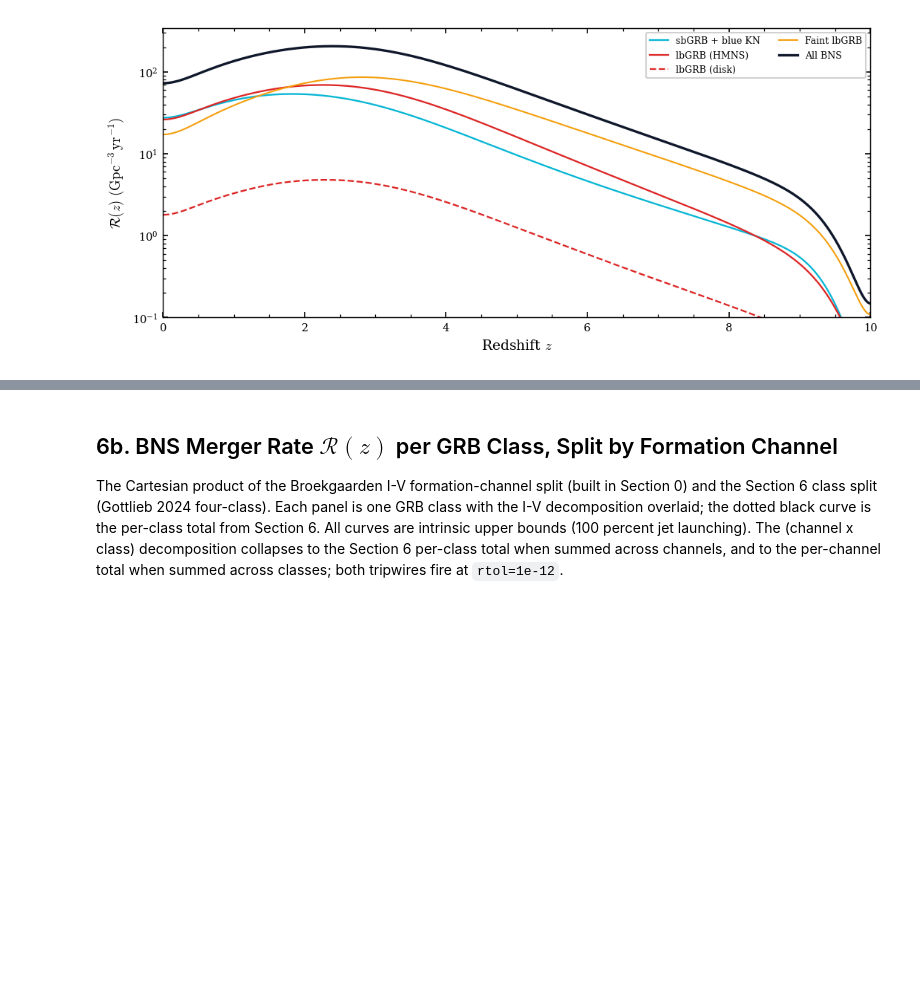
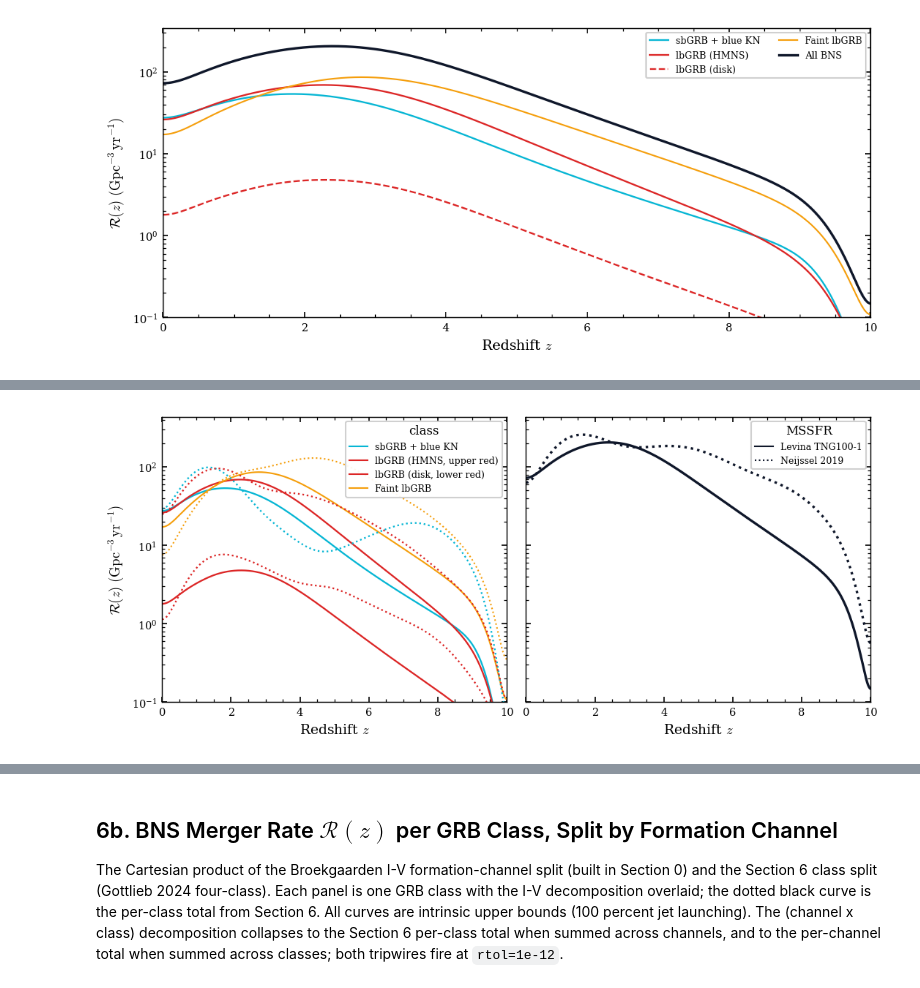
Before and after one commit to jorodgrz/GRB, a Jupyter notebook: grb_main.ipynb, the cells around one changed output, grey strips where cells are left out. Drawn from its saved outputs; the diff is of its cells as text; code cells hidden in the pictures; blank space fills up the shorter version.

```diff
--- a/grb_main.ipynb
+++ b/grb_main.ipynb
@@ -1611,0 +1616,78 @@ plt.show()
+# %%
+# Neijssel+ 2019 cross-check MSSFR (FCI defaults, the calibration-anchor SFH).
+# MEAN_MASS_EVOLVED is a sampler property, so mean_mass_bns is reused; only the
+# SFR(z) and dP/dlnZ swap.  Levina per-class rates (merger_rates_BNS) and iz0
+# come from Section 6 above.
+sfr_nei = find_sfr(redshifts)  # Neijssel+ 2019 Madau and Dickinson fit (FCI default)
+dPdlogZ_nei, metallicities_nei, p_draw_nei = find_metallicity_distribution(
+    redshifts,
+    min_logZ_COMPAS=np.log(Z_range_bns[0]),
+    max_logZ_COMPAS=np.log(Z_range_bns[1]))  # Neijssel+ 2019 default mu0/sigma/alpha
+try:
+    check_dPdlogZ_normalization(dPdlogZ_nei, metallicities_nei, rtol=0.10)
+except ValueError:
+    _dlnZ = np.diff(np.log(metallicities_nei))
+    _dlnZ = np.append(_dlnZ, _dlnZ[-1])
+    dPdlogZ_nei = dPdlogZ_nei / (dPdlogZ_nei * _dlnZ[None, :]).sum(axis=1)[:, None]
+n_formed_BNS_nei = sfr_nei / mean_mass_bns
+
+merger_rates_BNS_nei = {}
+for label, mask in classes_BNS_24:
+    if label == 'All BNS':
+        continue
+    merger_rates_BNS_nei[label] = compute_merger_rate(
+        redshifts, times, time_first_SF, n_formed_BNS_nei, p_draw_nei,
+        dPdlogZ_nei, metallicities_nei,
+        Z_bns[mask], delay_bns[mask], w_bns[mask], smooth_sigma=0)
+merger_rates_BNS_nei['All BNS'] = sum(
+    merger_rates_BNS_nei[lbl] for lbl, _ in classes_BNS_24 if lbl != 'All BNS')
+
+print(f"  {'class':18s}  {'Levina R0':>10s}  {'Neijssel R0':>12s}")
+for label in [c[0] for c in classes_BNS_24]:
+    print(f"  {label:18s}  {merger_rates_BNS[label][iz0]:10.2f}  "
+          f"{merger_rates_BNS_nei[label][iz0]:12.2f}")
+
+# The relative result (per-class local-rate ordering) must be MSSFR-independent.
+def _rank(R):
+    return [lbl for _, lbl in sorted(
+        ((R[lbl][iz0], lbl) for lbl, _ in classes_BNS_24 if lbl != 'All BNS'),
+        reverse=True)]
+assert _rank(merger_rates_BNS) == _rank(merger_rates_BNS_nei), \
+    "per-class local-rate ordering changed under the Neijssel MSSFR"
+_faint_L = merger_rates_BNS['Faint lbGRB'][iz0] / merger_rates_BNS['All BNS'][iz0]
+_faint_N = merger_rates_BNS_nei['Faint lbGRB'][iz0] / merger_rates_BNS_nei['All BNS'][iz0]
+print(f"  ordering identical under both MSSFRs: {_rank(merger_rates_BNS)}")
+print(f"  faint-class local-rate share: Levina {_faint_L:.1%}, Neijssel {_faint_N:.1%} "
+      f"(47.0% by abundance -> inversion holds under both)")
+
+# Figure: per-class (left) and All-BNS (right); Levina solid, Neijssel dotted.
+# Linestyle encodes the MSSFR; the two red classes separate by amplitude.
+fig, (axL, axR) = plt.subplots(1, 2, figsize=(7.1, 3.0),
+                               constrained_layout=True, sharey=True)
+_mssfr_curves = [(merger_rates_BNS, '-'), (merger_rates_BNS_nei, ':')]
+_class_style = [('sbGRB + blue KN', C_SB_BLUE, 1.1),
+                ('lbGRB (HMNS)',    C_LB_HMNS, 1.1),
+                ('lbGRB (disk)',    C_LB_DISK, 1.1),
+                ('Faint lbGRB',     C_FAINT,   1.0)]
+for _R, _ls in _mssfr_curves:
+    for _lbl, _c, _lw in _class_style:
+        axL.plot(redshifts, smooth_rate_curve(_R[_lbl]), color=_c, ls=_ls, lw=_lw)
+    axR.plot(redshifts, smooth_rate_curve(_R['All BNS']), color=C_TEXT, ls=_ls, lw=1.6)
+for ax in (axL, axR):
+    ax.set_xlim(0, 10)
+    ax.set_yscale('log')
+    ax.set_ylim(bottom=0.1)
+    ax.set_xlabel(r'Redshift $z$')
+axL.set_ylabel(r'$\mathcal{R}(z)\ (\mathrm{Gpc^{-3}\,yr^{-1}})$')
+_class_handles = [Line2D([], [], color=C_SB_BLUE, label='sbGRB + blue KN'),
+                  Line2D([], [], color=C_LB_HMNS, label='lbGRB (HMNS, upper red)'),
+                  Line2D([], [], color=C_LB_DISK, label='lbGRB (disk, lower red)'),
+                  Line2D([], [], color=C_FAINT,   label='Faint lbGRB')]
+_style_handles = [Line2D([], [], color=C_TEXT, ls='-', label='Levina TNG100-1'),
+                  Line2D([], [], color=C_TEXT, ls=':', label='Neijssel 2019')]
+axL.legend(handles=_class_handles, fontsize=6, loc='upper right', title='class')
+axR.legend(handles=_style_handles, fontsize=6, loc='upper right', title='MSSFR')
+fig.savefig('plots/rate_bns_mssfr_crosscheck.png', dpi=300)
+fig.savefig('plots/rate_bns_mssfr_crosscheck.pdf')
+plt.show()
+# %% [output]
@@ -1611,0 +1702 @@ plt.show()
+[figure, added]
```
Also changed, not shown: parts of 11 cells of this notebook, 42 other files.
